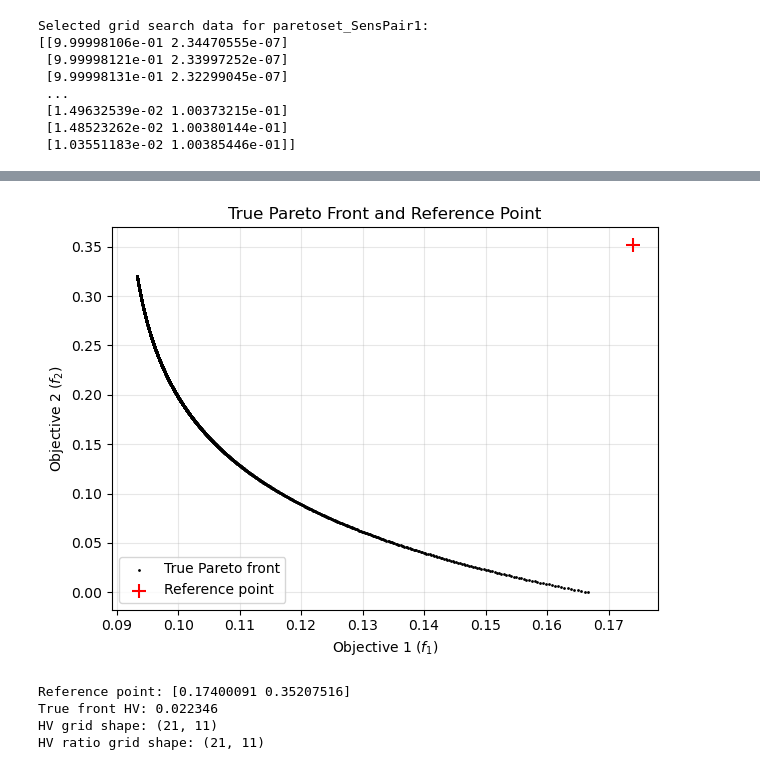
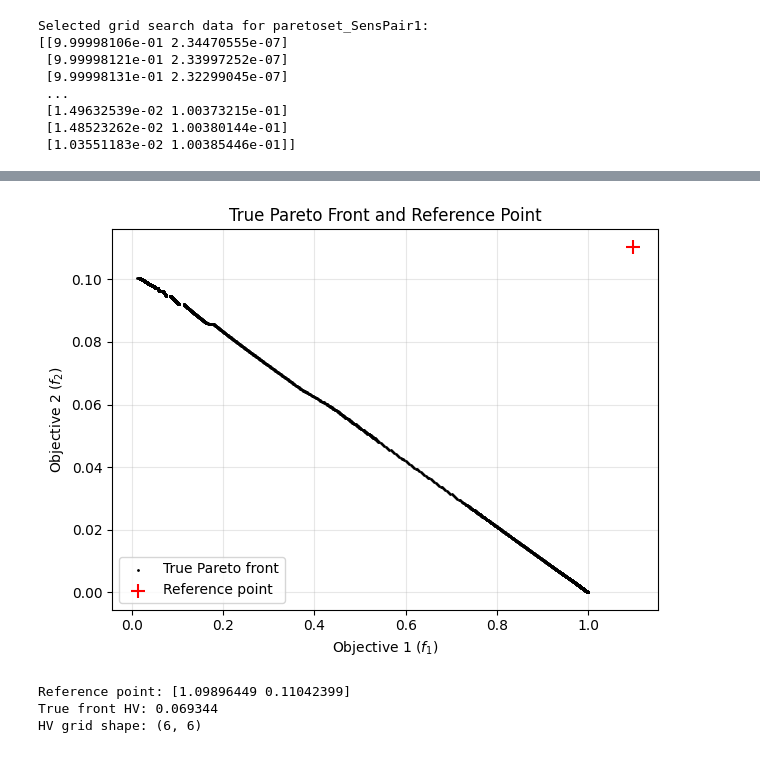
Before and after one commit to DangTranQL/SA, a Jupyter notebook: Genetic Algorithms for Multi-Objective Optimization/Nam/PosNeg/Nam_NGSA2_posneg.ipynb, the cells around one changed output, grey strips where cells are left out. Cells and saved outputs as stored; diff of their text form; code cells hidden in the pictures.

```diff
--- a/Genetic Algorithms for Multi-Objective Optimization/Nam/PosNeg/Nam_NGSA2_posneg.ipynb
+++ b/Genetic Algorithms for Multi-Objective Optimization/Nam/PosNeg/Nam_NGSA2_posneg.ipynb
@@ -749,72 +436,64 @@ plt.show()
 # %%
 # --- Reference point based on true Pareto front (t) ---
 buffer = 0.10  # 10% buffer beyond true front bounds
-t_min = gridsearchdata.min(axis=0)
-t_max = gridsearchdata.max(axis=0)
+t_min = selected_griddata.min(axis=0)
+t_max = selected_griddata.max(axis=0)
 ref_point = t_max + buffer * (t_max - t_min)
 
 plt.figure()
 
 # --- True Pareto front ---
 plt.scatter(
-    gridsearchdata[:,0],
-    gridsearchdata[:,1],
+    selected_griddata[:,0],
+    selected_griddata[:,1],
     color='black',
     label='True Pareto front',
     s=1,
     zorder=3
 )
 
 # --- Reference point ---
 plt.scatter(
     ref_point[0],
     ref_point[1],
     color='red',
     marker='+',
     s=100,
     label='Reference point',
     zorder=4
 )
 
 plt.xlabel("Objective 1 ($f_1$)")
 plt.ylabel("Objective 2 ($f_2$)")
 plt.title("True Pareto Front and Reference Point")
 plt.legend(loc='best')
 plt.grid(alpha=0.3)
 plt.tight_layout()
 plt.show()
 # %% [output]
-[figure, old version]
+[figure, new version]
 # %%
-hv = HV(ref_point=ref_point)
-HV_true = float(hv(gridsearchdata))
+ind = HV(ref_point=ref_point)
+HV_true = float(ind(selected_griddata))
 
 # --- Initialize storage ---
 HV_grid = np.full(Storage_EvolvingParetos_Popsize.shape, np.nan)
-HV_ratio = np.full(Storage_EvolvingParetos_Popsize.shape, np.nan)
 
 # --- Compute HV for each cell ---
 for i in range(Storage_EvolvingParetos_Popsize.shape[0]):      # population
     for j in range(Storage_EvolvingParetos_Popsize.shape[1]):  # generations
 
         pf = Storage_EvolvingParetos_Popsize[i, j]
-        if pf is None or len(pf) == 0:
-            continue
-
-        pf = np.asarray(pf, dtype=float)
-        hv_val = float(hv(pf))
+        hv_val = float(ind(pf))
         HV_grid[i, j] = hv_val
-        HV_ratio[i, j] = hv_val / HV_true if HV_true > 0 else np.nan
 
 print("Reference point:", ref_point)
 print(f"True front HV: {HV_true:.6f}")
 print("HV grid shape:", HV_grid.shape)
-print("HV ratio grid shape:", HV_ratio.shape)
 # %% [output]
-Reference point: [0.17400091 0.35207516]
-True front HV: 0.022346
-HV grid shape: (21, 11)
-HV ratio grid shape: (21, 11)
+Reference point: [1.09896449 0.11042399]
+True front HV: 0.069344
+HV grid shape: (6, 6)
 # %%
 # --- Plot Hypervolume for each generation column ---
 plt.figure()
```
Also changed, not shown: parts of 25 cells of this notebook, 4 other files.
